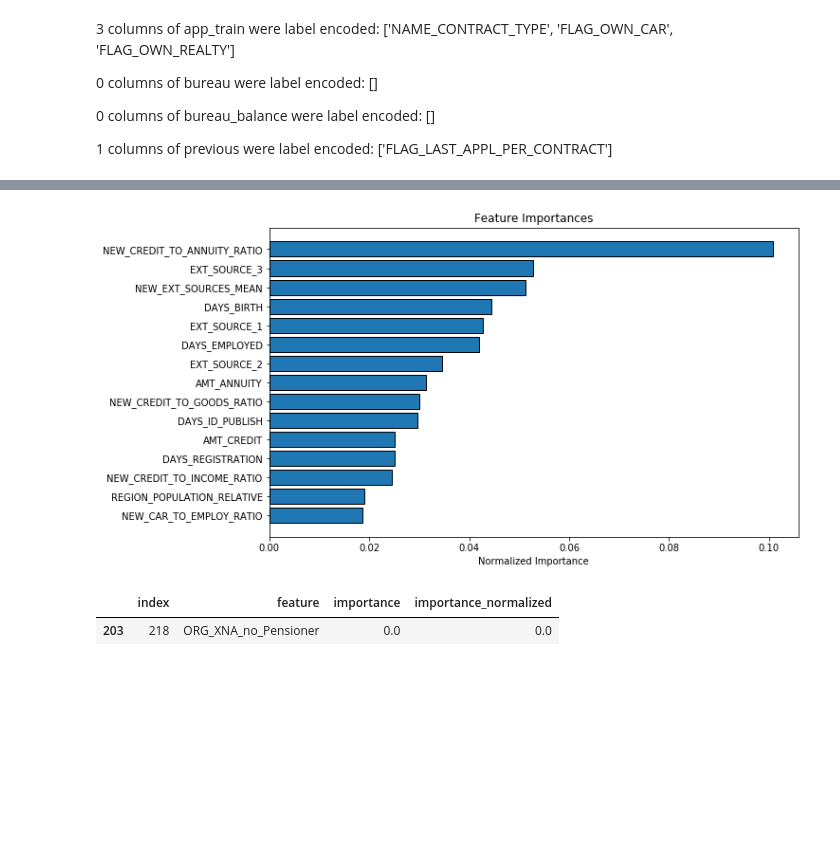
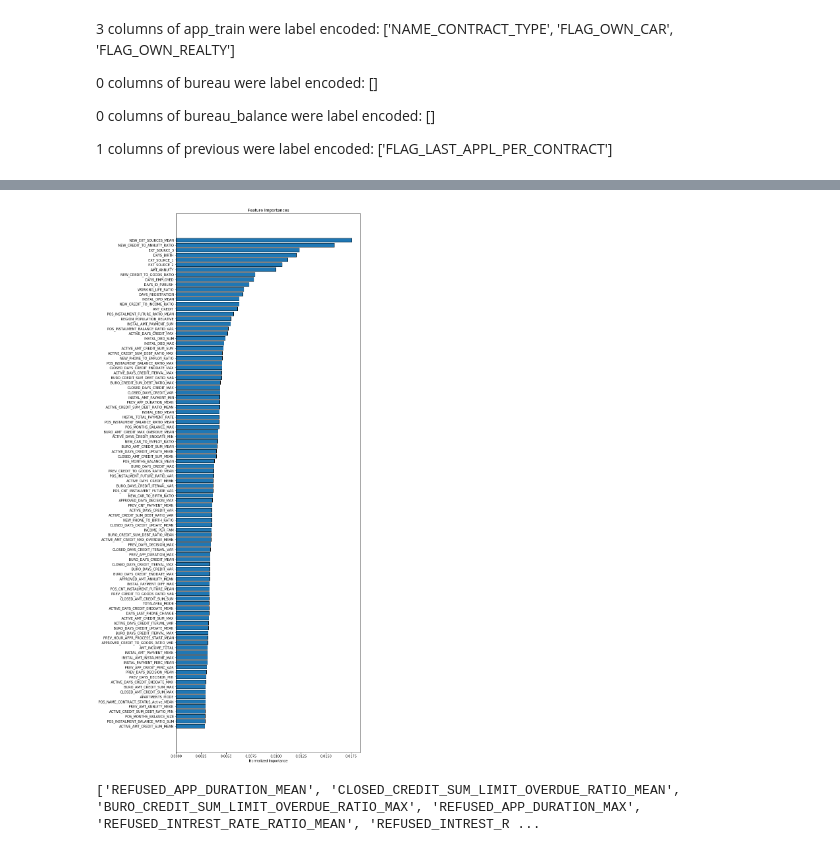
Before and after one commit to yiqiyu/homecredit, a Jupyter notebook: manual_feature_engineering.ipynb, the cells around one changed output, grey strips where cells are left out. Cells and saved outputs as stored; diff of their text form; code cells hidden in the pictures; blank space fills up the shorter version.

```diff
--- a/manual_feature_engineering.ipynb
+++ b/manual_feature_engineering.ipynb
@@ -493,9 +556,8 @@ KeyError: 'AMT_PAYMENT_sum'
 # %%
-import importlib
 importlib.reload(modelling)
-fi_sorted = modelling.plot_feature_importances(fi)
-display(fi_sorted[fi_sorted["feature"]=="ORG_XNA_no_Pensioner"])
+fi_sorted = modelling.plot_feature_importances(fi, 100)
+# display(fi_sorted[fi_sorted["feature"]=="ORG_XNA_no_Pensioner"])
+print(fi_sorted[fi_sorted["importance"]==0]["feature"].tolist())
 # %% [output]
-[figure, old version]
+[figure, new version]
-|  | index | feature | importance | importance_normalized |
-| 203 | 218 | ORG_XNA_no_Pensioner | 0.0 | 0.0 |
+['REFUSED_APP_DURATION_MEAN', 'CLOSED_CREDIT_SUM_LIMIT_OVERDUE_RATIO_MEAN', 'BURO_CREDIT_SUM_LIMIT_OVERDUE_RATIO_MAX', 'REFUSED_APP_DURATION_MAX', 'REFUSED_INTREST_RATE_RATIO_MEAN', 'REFUSED_INTREST_R ...
```
Also changed, not shown: parts of 6 cells of this notebook, 1 other file.
